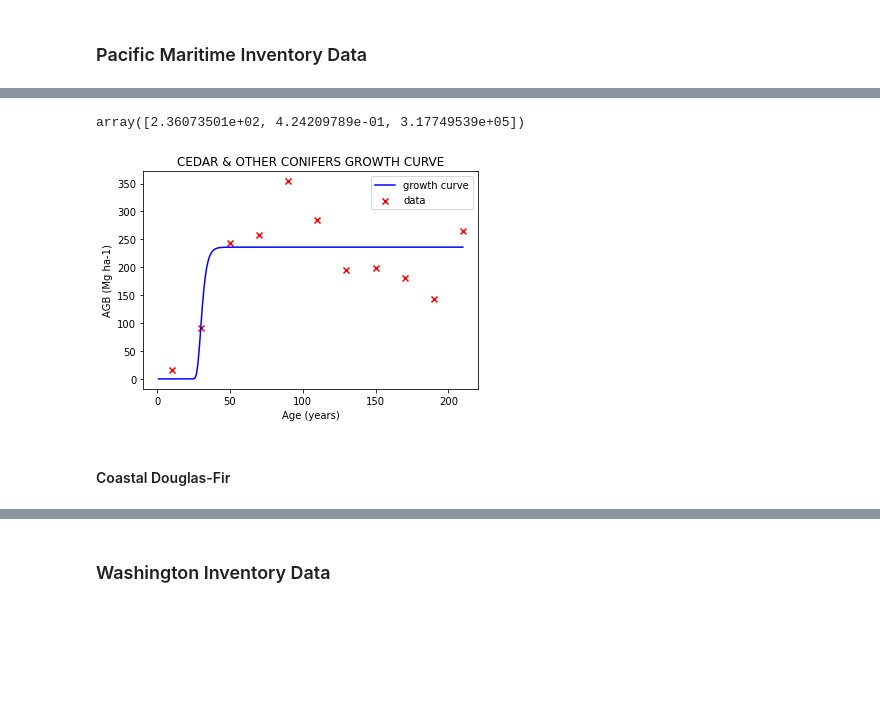
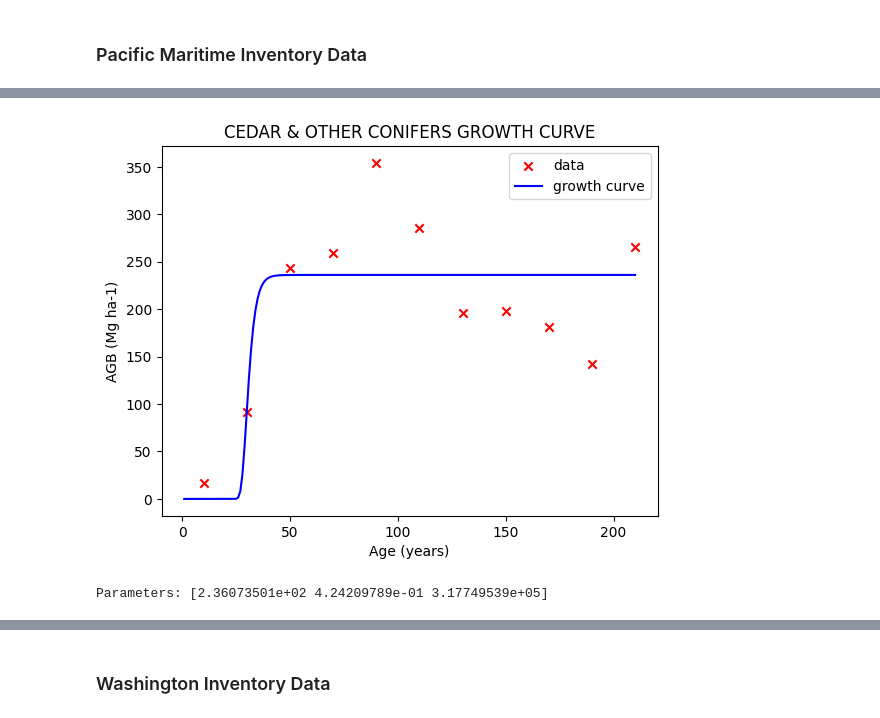
Before and after one commit to mHienp/GCBM.EmeraldEdge.Data, a Jupyter notebook: Tabular_Data/Chapman-Richards Growth Curves.ipynb, the cells around one changed output, grey strips where cells are left out. Saved outputs shown, nothing was run; the diff lists cells and outputs as text; code cells hidden in the pictures; blank space fills up the shorter version.

```diff
--- a/Tabular_Data/Chapman-Richards Growth Curves.ipynb
+++ b/Tabular_Data/Chapman-Richards Growth Curves.ipynb
@@ -80,26 +62,9 @@ plt.show()
 # %%
-# age
-x_data_cc = np.array([10,30,50,70,90,110,130,150,170,190,210])
-# AGB
-y_data_cc = np.array([16.66, 91.81, 243.79, 258.67, 354.12, 285.51, 196, 198.16, 180.71, 142.52, 265.14])
+cedar_conifers = TreeSpecies('CEDAR & OTHER CONIFERS',
+                         [10,30,50,70,90,110,130,150,170,190,210],
+                         [16.66, 91.81, 243.79, 258.67, 354.12, 285.51, 196, 198.16, 180.71, 142.52, 265.14],
+                         [236.091242357912, 0.333343626361766, 17751.0235934541])
+# %% [output]
+[figure, added]
+Parameters: [2.36073501e+02 4.24209789e-01 3.17749539e+05]
-# %%
-# 20747.2558980855
-params_cc, _ = curve_fit(growth_curve, x_data_cc, y_data_cc, [236.091242357912, 0.333343626361766, 17751.0235934541])
-params_cc
-# %% [output]
-array([2.36073501e+02, 4.24209789e-01, 3.17749539e+05])
-# %%
-plt.scatter(x_data_cc, y_data_cc, label='data', marker='x', c='r')
-x = np.linspace(1, 210, 210)
-plt.plot(x, growth_curve(x, *params_cc), 'b-', label='growth curve')
-
-plt.title('CEDAR & OTHER CONIFERS GROWTH CURVE')
-plt.xlabel('Age (years)')
-plt.ylabel('AGB (Mg ha-1)')
-plt.legend()
-plt.show()
-# %% [output]
-[figure, removed]
-# %% [markdown]
-#### Coastal Douglas-Fir
 # %%
```
Also changed, not shown: parts of 37 cells of this notebook.
